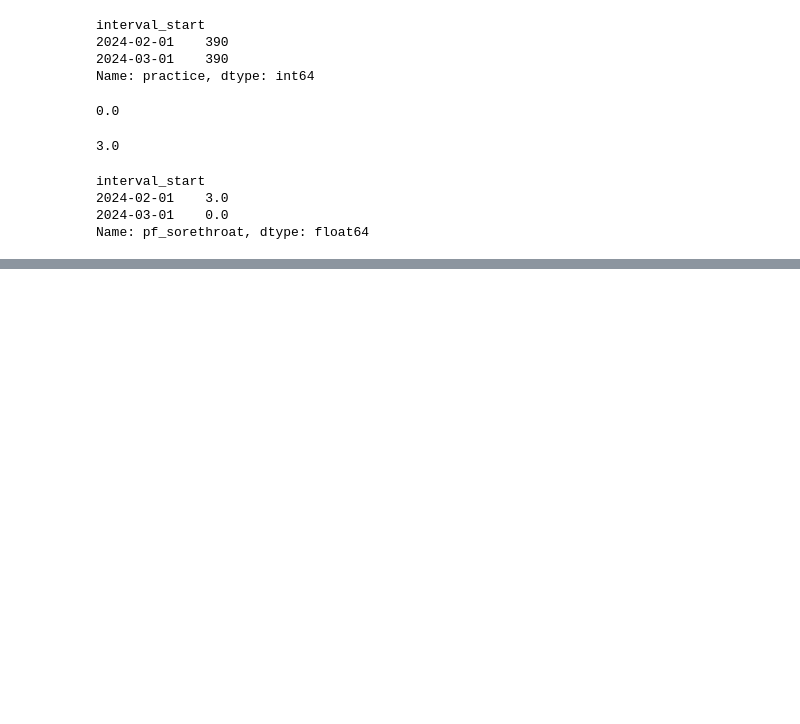
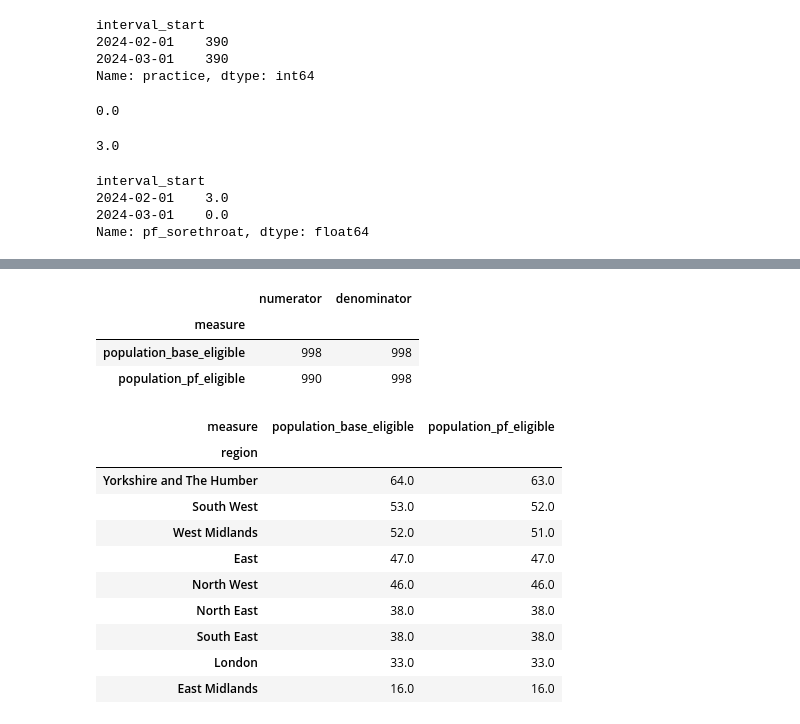
Before and after one commit to airadukunda/PF-WP2-P4-antimicrobial-prescribing, a Jupyter notebook: analysis/check_output.ipynb, the cells around one changed output, grey strips where cells are left out. Drawn from its saved outputs; the diff is of its cells as text; code cells hidden in the pictures; blank space fills up the shorter version.

```diff
--- a/analysis/check_output.ipynb
+++ b/analysis/check_output.ipynb
@@ -269,0 +310,27 @@ Name: pf_sorethroat, dtype: float64
+# %%
+df.groupby("measure")[["numerator", "denominator"]].sum()
+# %% [output]
+|  | numerator | denominator |
+| measure |  |  |
+| population_base_eligible | 998 | 998 |
+| population_pf_eligible | 990 | 998 |
+# %%
+pivot = df.pivot_table(
+    index="region",
+    columns="measure",
+    values="numerator",
+    # dropna=False
+).sort_values(by="population_base_eligible", ascending=False)
+pivot
+# %% [output]
+| measure | population_base_eligible | population_pf_eligible |
+| region |  |  |
+| Yorkshire and The Humber | 64.0 | 63.0 |
+| South West | 53.0 | 52.0 |
+| West Midlands | 52.0 | 51.0 |
+| East | 47.0 | 47.0 |
+| North West | 46.0 | 46.0 |
+| North East | 38.0 | 38.0 |
+| South East | 38.0 | 38.0 |
+| London | 33.0 | 33.0 |
+| East Midlands | 16.0 | 16.0 |
```
Also changed, not shown: parts of 5 cells of this notebook, 5 other files.
